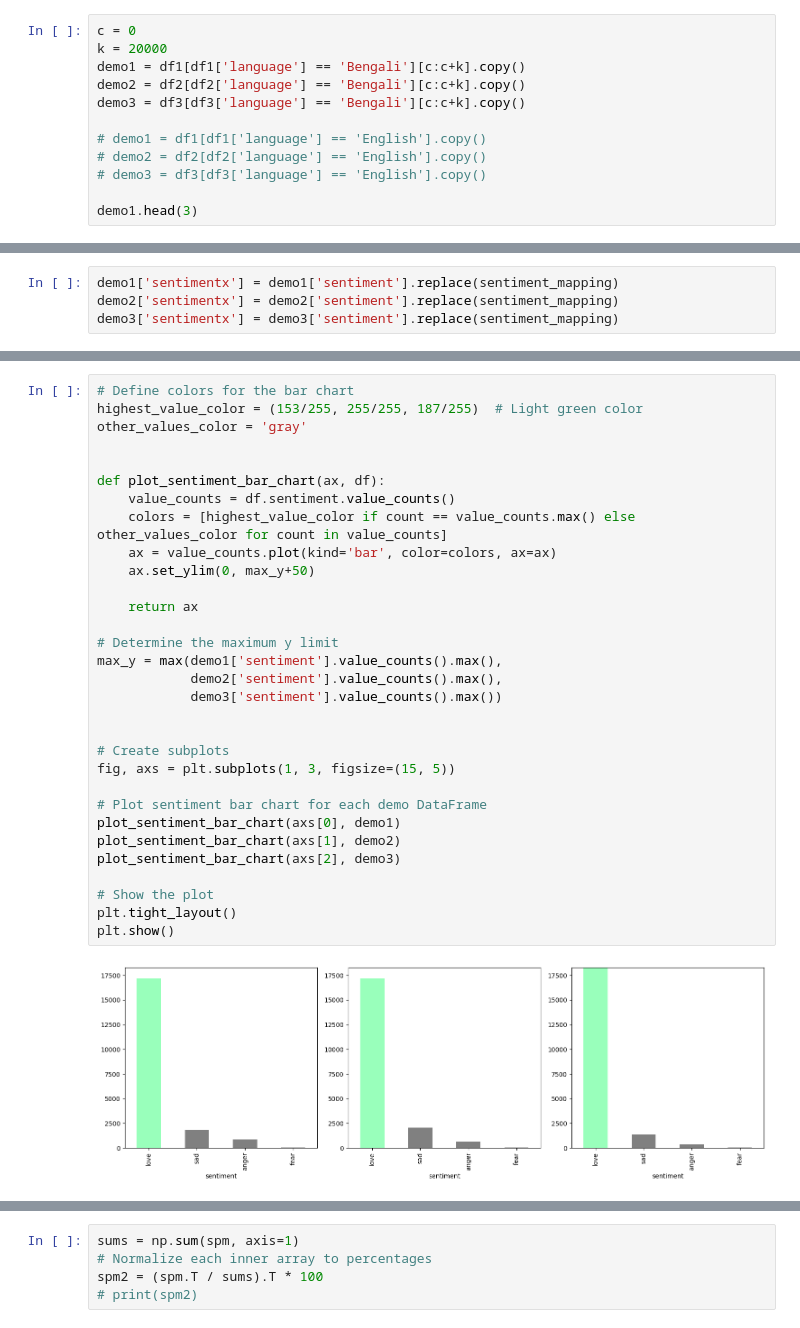
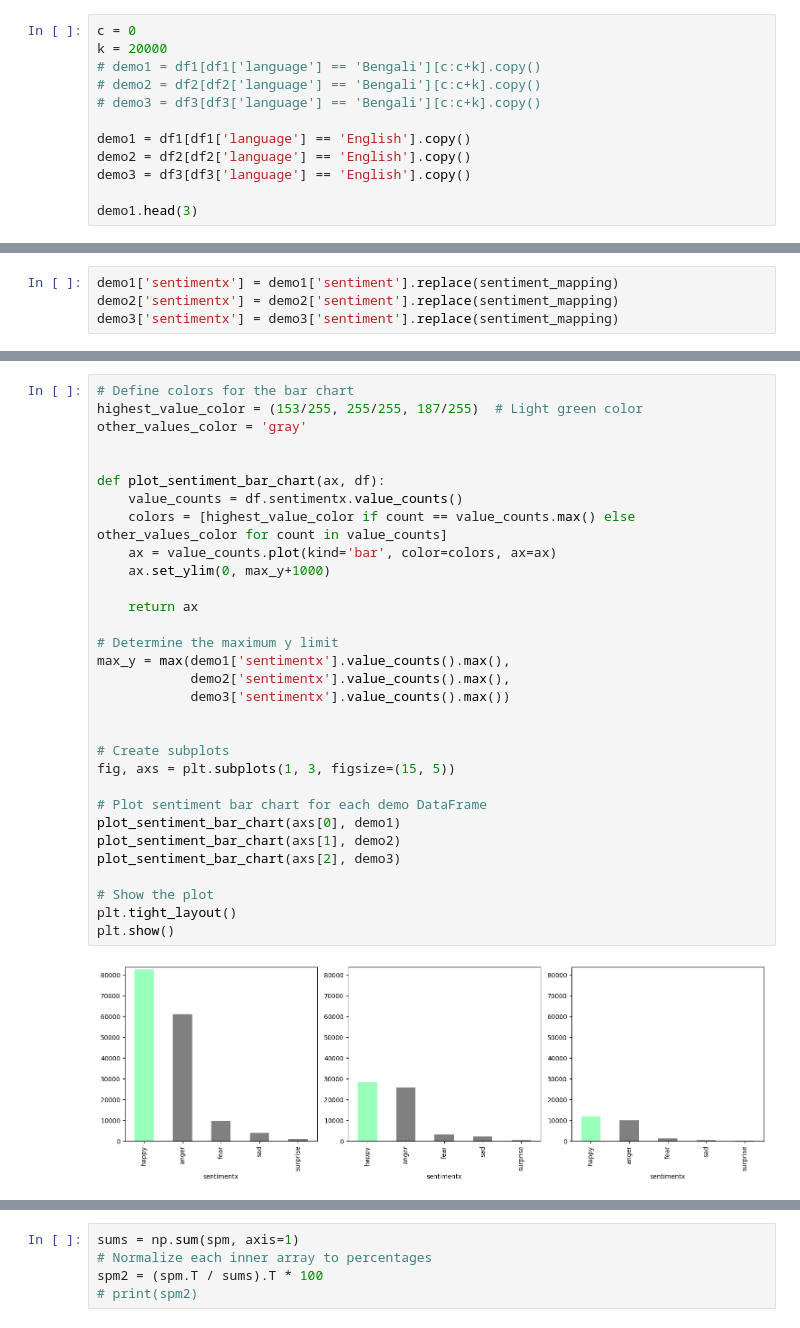
Before and after one commit to oitik/Celebrity_Study_Mir, a Jupyter notebook: mir-sentiment-analysis-top20k.ipynb, the cells around one changed output, grey strips where cells are left out. Cells and saved outputs as stored; diff of their text form.

Commit message:
Kaggle Notebook | mir_sentiment_analysis | All English

```diff
--- a/mir-sentiment-analysis-top20k.ipynb
+++ b/mir-sentiment-analysis-top20k.ipynb
@@ -919,13 +919,13 @@ def finalv5(row, modelx):
 # %%
 c = 0
 k = 20000
-demo1 = df1[df1['language'] == 'Bengali'][c:c+k].copy()
-demo2 = df2[df2['language'] == 'Bengali'][c:c+k].copy()
-demo3 = df3[df3['language'] == 'Bengali'][c:c+k].copy()
+# demo1 = df1[df1['language'] == 'Bengali'][c:c+k].copy()
+# demo2 = df2[df2['language'] == 'Bengali'][c:c+k].copy()
+# demo3 = df3[df3['language'] == 'Bengali'][c:c+k].copy()
 
-# demo1 = df1[df1['language'] == 'English'].copy()
-# demo2 = df2[df2['language'] == 'English'].copy()
-# demo3 = df3[df3['language'] == 'English'].copy()
+demo1 = df1[df1['language'] == 'English'].copy()
+demo2 = df2[df2['language'] == 'English'].copy()
+demo3 = df3[df3['language'] == 'English'].copy()
 
 demo1.head(3)
 # %% [output]
@@ -1017,36 +1030,36 @@ Name: count, dtype: int64
 # %%
 # Define colors for the bar chart
 highest_value_color = (153/255, 255/255, 187/255)  # Light green color
 other_values_color = 'gray'
 
 
 def plot_sentiment_bar_chart(ax, df):
-    value_counts = df.sentiment.value_counts()
+    value_counts = df.sentimentx.value_counts()
     colors = [highest_value_color if count == value_counts.max() else other_values_color for count in value_counts]
     ax = value_counts.plot(kind='bar', color=colors, ax=ax)
-    ax.set_ylim(0, max_y+50)
+    ax.set_ylim(0, max_y+1000)
 
     return ax
 
 # Determine the maximum y limit
-max_y = max(demo1['sentiment'].value_counts().max(),
-            demo2['sentiment'].value_counts().max(),
-            demo3['sentiment'].value_counts().max())
+max_y = max(demo1['sentimentx'].value_counts().max(),
+            demo2['sentimentx'].value_counts().max(),
+            demo3['sentimentx'].value_counts().max())
 
 
 # Create subplots
 fig, axs = plt.subplots(1, 3, figsize=(15, 5))
 
 # Plot sentiment bar chart for each demo DataFrame
 plot_sentiment_bar_chart(axs[0], demo1)
 plot_sentiment_bar_chart(axs[1], demo2)
 plot_sentiment_bar_chart(axs[2], demo3)
 
 # Show the plot
 plt.tight_layout()
 plt.show()
 # %% [output]
-[figure, old version]
+[figure, new version]
 # %%
 demo1.sentimentx.value_counts().sort_index()
 # %% [output]
```
Also changed, not shown: parts of 15 cells of this notebook.
